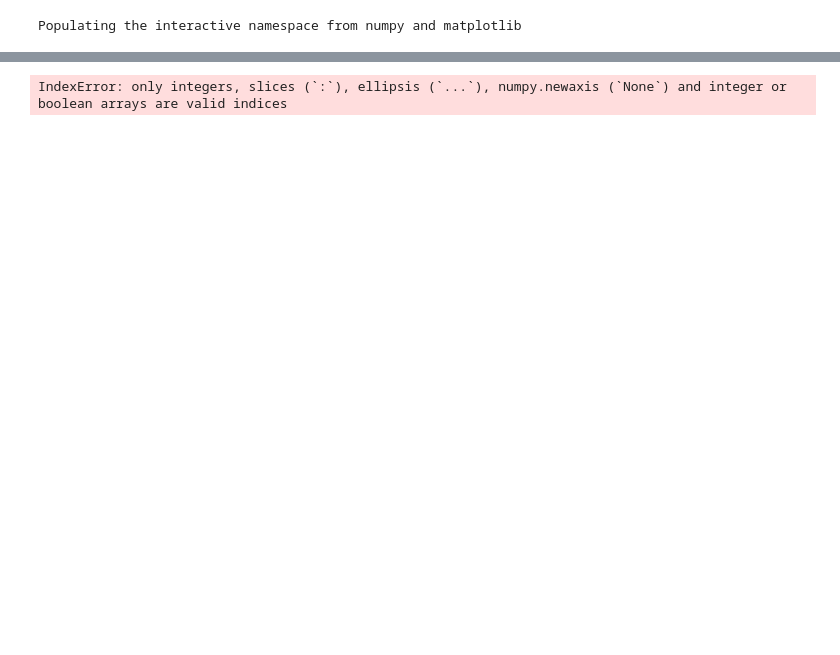
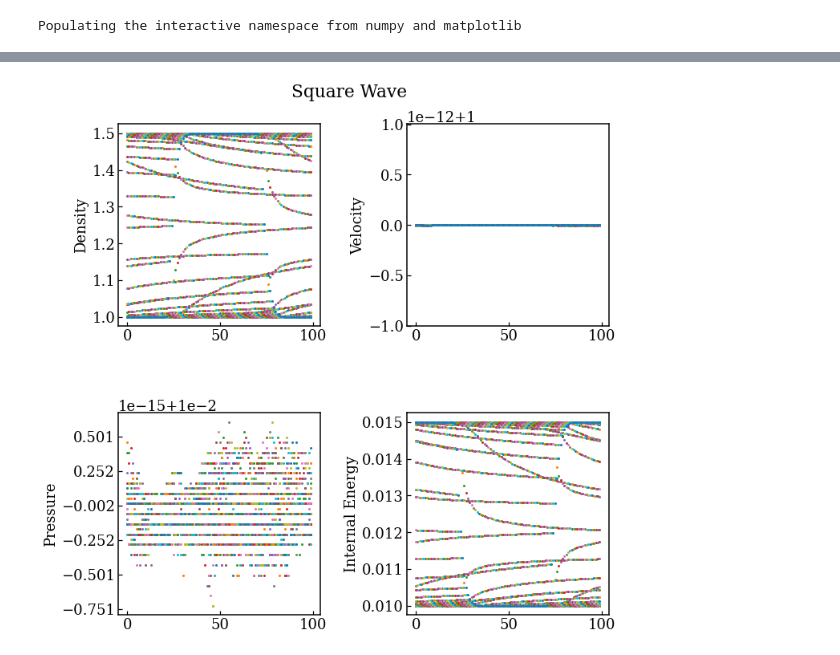
Before and after one commit to helenarichie/my_scripts, a Jupyter notebook: cholla/hmr_plot_square_wave.ipynb, the cells around one changed output, grey strips where cells are left out. Drawn from its saved outputs; the diff is of its cells as text; code cells hidden in the pictures; blank space fills up the shorter version.

```diff
--- a/cholla/hmr_plot_square_wave.ipynb
+++ b/cholla/hmr_plot_square_wave.ipynb
@@ -41,24 +138,55 @@ print(head)
-# %%
-nx = head["dims"][0]
-xrange = np.arange(0, nx + 1)
-gamma = head["gamma"][0]
-print(f"nx: {nx}, gamma: {gamma}")
-d = np.array(f["density"]) # mass density
-mx = np.array(f["momentum_x"]) # x-momentum
-my = np.array(f["momentum_y"]) # y-momentum
-mz = np.array(f["momentum_z"]) # z-momentum
-E = np.array([f["Energy"]]) # total energy density
-
-vx = mx / d
-vy = my / d
-vz = mz / d
-
-if DE:
-    e  = np.array(f['GasEnergy'])
-    p  = e*(gamma-1.0) # pressure
-    ge = e/d # internal energy
-else:
-    p  = (E - 0.5*d*(vx*vx + vy*vy + vz*vz)) * (gamma - 1.0) # pressure
-    ge  = p/d/(gamma - 1.0) # internal energy
-# %% [output]
-IndexError: only integers, slices (`:`), ellipsis (`...`), numpy.newaxis (`None`) and integer or boolean arrays are valid indices
+# %%
+import warnings
+warnings.filterwarnings('ignore')
+
+dnamein = "./square_wave_1D/"
+dnameout = "./square_wave_1D/"
+i_out = np.arange(0, 101)
+DE = 0
+fig = plt.figure(figsize=(10, 10))
+for i in i_out:
+    f = h5py.File(dnamein + str(i) + ".h5", "r")
+    head = f.attrs # Allows dictionary-style access to an HDF5 object's attributes.
+    nx = head["dims"][0]
+    xrange = np.arange(0, nx + 1)
+    gamma = head["gamma"][0]
+    d = np.array(f["density"]) # mass density
+    mx = np.array(f["momentum_x"]) # x-momentum
+    my = np.array(f["momentum_y"]) # y-momentum
+    mz = np.array(f["momentum_z"]) # z-momentum
+    E = np.array([f["Energy"]]) # total energy density
+
+    vx = mx / d
+    vy = my / d
+    vz = mz / d
+
+    if DE:
+        e  = np.array(f['GasEnergy'])
+        p  = e*(gamma-1.0) # pressure
+        ge = e/d # internal energy
+    else:
+        p  = (E - 0.5*d*(vx*vx + vy*vy + vz*vz)) * (gamma - 1.0) # pressure
+        ge  = p/d/(gamma - 1.0) # internal energy
+
+
+    ax1 = plt.axes([0.1, 0.6, 0.35, 0.35])
+    #plt.axis([0, nx, 0, 1.1])
+    ax1.plot(d, 'o', markersize=2)
+    plt.ylabel('Density')
+    ax2 = plt.axes([0.6, 0.6, 0.35, 0.35])
+    #plt.axis([0, nx, -0.1, 1.1])
+    ax2.plot(vx, 'o', markersize=2)
+    plt.ylabel('Velocity')
+    ax3 = plt.axes([0.1, 0.1, 0.35, 0.35])
+    #plt.axis([0, nx, 0, 1.1])
+    ax3.plot(p[0], 'o', markersize=2)
+    plt.ylabel('Pressure')
+    ax4 = plt.axes([0.6, 0.1, 0.35, 0.35])
+    #plt.axis([0, nx, 1.5, 3.7])
+    ax4.plot(ge[0], 'o', markersize=2)
+    plt.ylabel('Internal Energy')
+
+plt.suptitle("Square Wave", y=1.02)
+plt.show()
+# %% [output]
+[figure, added]
```
Also changed, not shown: parts of 3 cells of this notebook, 1 other file.
